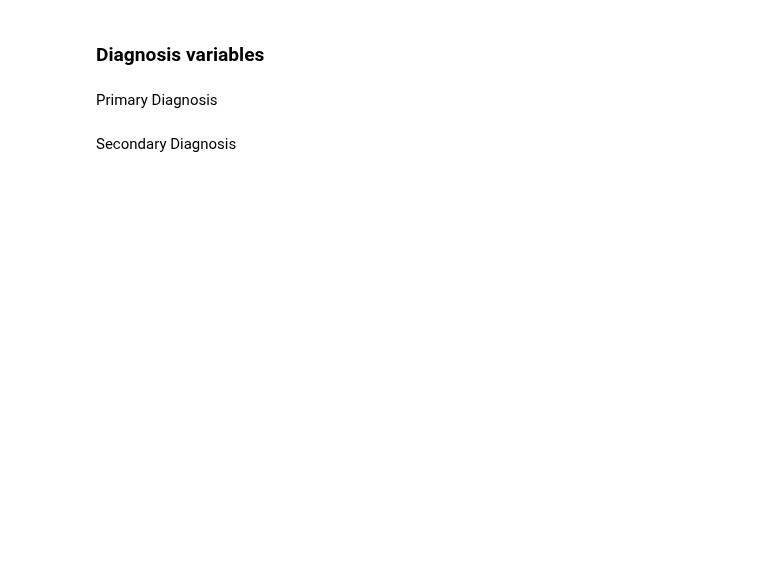
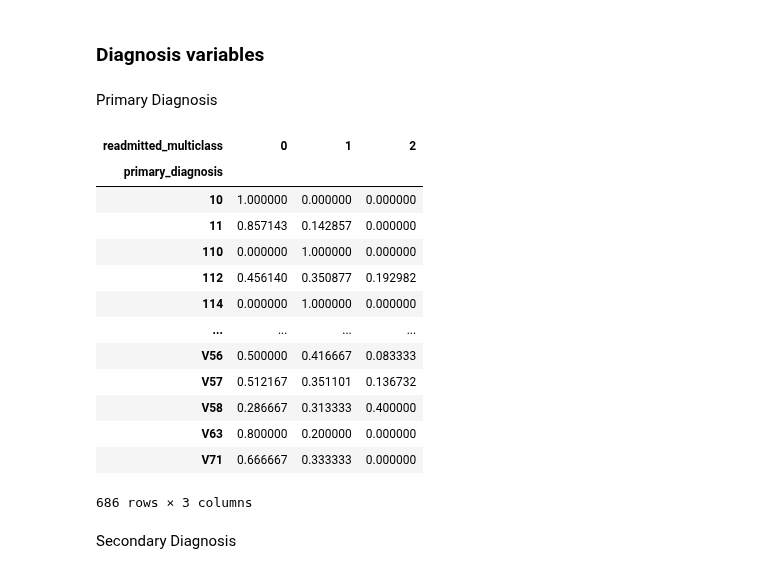
Before and after one commit to ontenkutsenko/ML_Hospital_Readmissions, a Jupyter notebook: Multiclass.ipynb, the cells around one changed output. Saved outputs shown, nothing was run; the diff lists cells and outputs as text; code cells hidden in the pictures; blank space fills up the shorter version.

```diff
--- a/Multiclass.ipynb
+++ b/Multiclass.ipynb
@@ -207,13 +228,24 @@ df_train['discharge_disposition_2_low'] = df_train['discharge_disposition_2'].ap
 # %% [markdown]
 Primary Diagnosis
 # %%
-# Same logic as before, calculate the proportion of each class within each 'primary diagnosis' and create columns accordingly
+#same logic as before, calculate the proportion of each class within each 'primary diagnosis' and create columns accordingly
 counts_per_primary_diagnosis = df_train.groupby(['primary_diagnosis', 'readmitted_multiclass']).size()
 total_counts_per_primary_diagnosis = df_train['primary_diagnosis'].value_counts()
 
 primary_diagnosis_proportion = counts_per_primary_diagnosis.div(total_counts_per_primary_diagnosis, level='primary_diagnosis').unstack(fill_value=0)
-primary_diagnosis_proportion_reset = primary_diagnosis_proportion.reset_index()
-
-df_train = df_train.merge(primary_diagnosis_proportion_reset, on='primary_diagnosis', how='left')
-
-df_train.rename(columns={0: 'primary_diagnosis_0', 1: 'primary_diagnosis_1', 2: 'primary_diagnosis_2'}, inplace=True)
+primary_diagnosis_proportion
+# %% [output]
+| readmitted_multiclass | 0 | 1 | 2 |
+| primary_diagnosis |  |  |  |
+| 10 | 1.000000 | 0.000000 | 0.000000 |
+| 11 | 0.857143 | 0.142857 | 0.000000 |
+| 110 | 0.000000 | 1.000000 | 0.000000 |
+| 112 | 0.456140 | 0.350877 | 0.192982 |
+| 114 | 0.000000 | 1.000000 | 0.000000 |
+| ... | ... | ... | ... |
+| V56 | 0.500000 | 0.416667 | 0.083333 |
+| V57 | 0.512167 | 0.351101 | 0.136732 |
+| V58 | 0.286667 | 0.313333 | 0.400000 |
+| V63 | 0.800000 | 0.200000 | 0.000000 |
+| V71 | 0.666667 | 0.333333 | 0.000000 |
+686 rows × 3 columns
```
Also changed, not shown: parts of 18 cells of this notebook.
